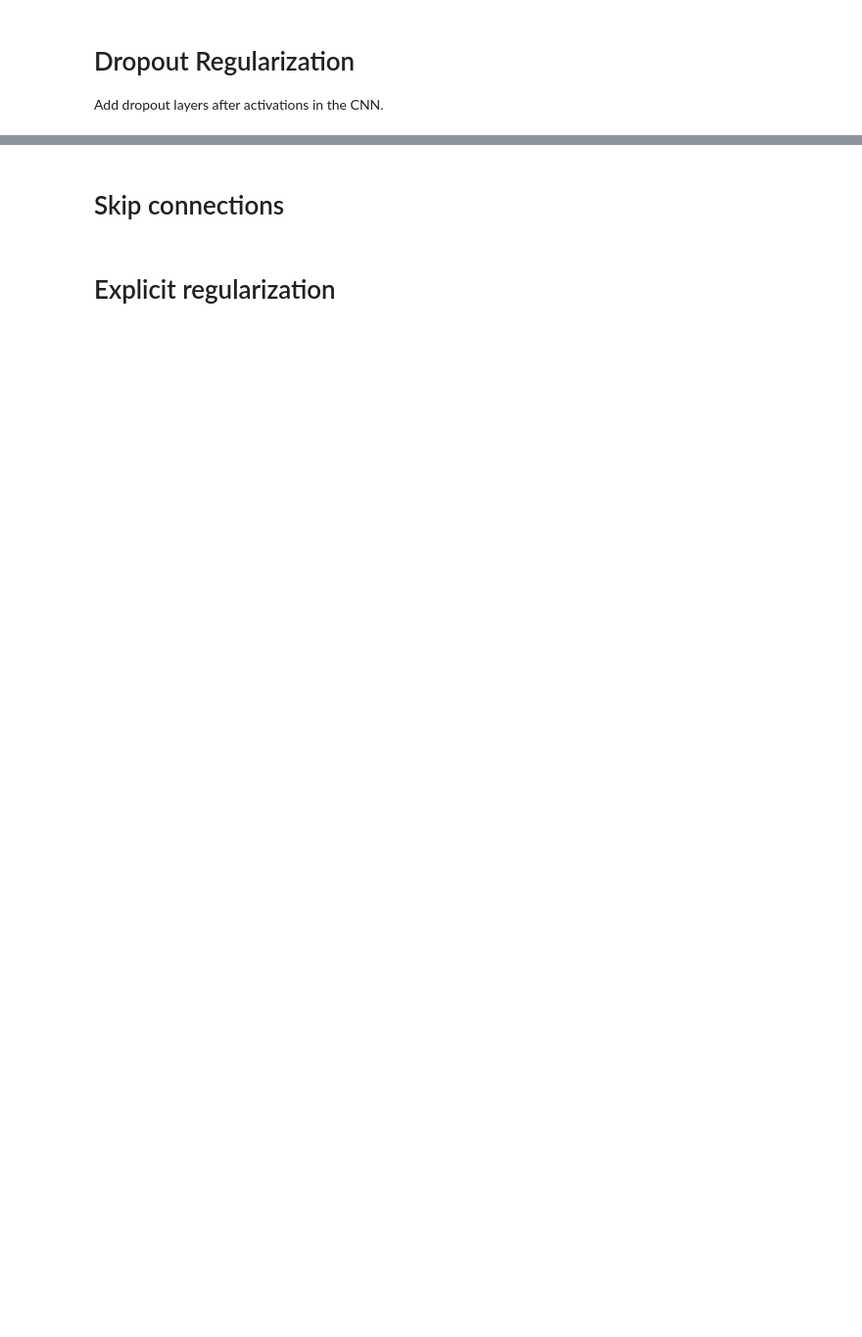
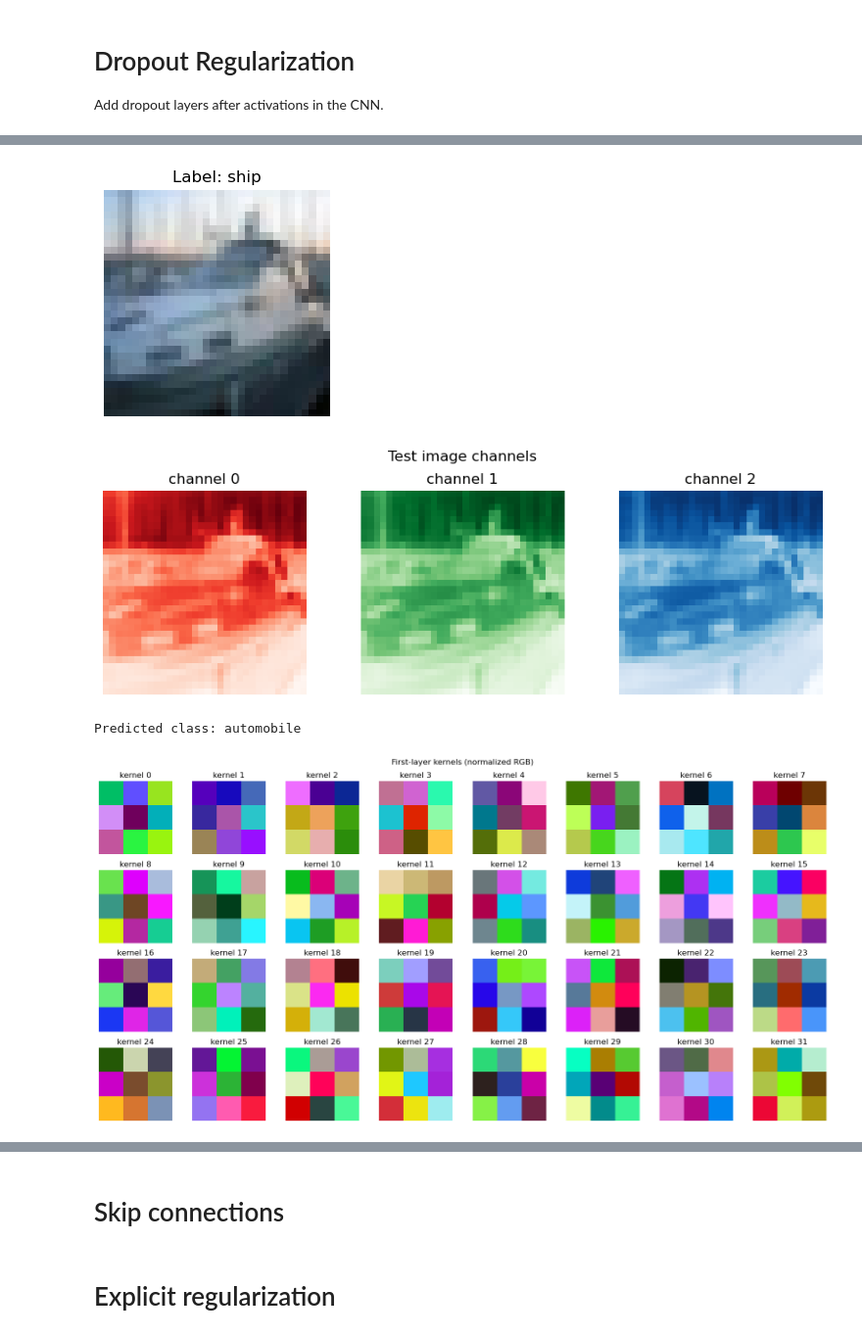
Before and after one commit to hedi-hadiji/hedi-hadiji.github.io, a Jupyter notebook: dl_class/resources/lecture5/TP5_students.ipynb, the cells around one changed output, grey strips where cells are left out. Shown at 98% size. Saved outputs shown, nothing was run; the diff lists cells and outputs as text; code cells hidden in the pictures; blank space fills up the shorter version.

```diff
--- a/dl_class/resources/lecture5/TP5_students.ipynb
+++ b/dl_class/resources/lecture5/TP5_students.ipynb
@@ -380,18 +499,32 @@ class CNN_dropout(nn.Module):
             if i in {1, 3, 4}:  # downsample after 2nd, 4th, and 5th conv
                 layers.append(nn.MaxPool2d(2, 2))
         self.features = nn.Sequential(*layers)
+        self.classifier = nn.Sequential(
+            nn.Dropout(0.5),
+            nn.Flatten(),
+            nn.Linear(256 * 4 * 4, num_classes),
+        )
         # YOUR CODE HERE
 
     def forward(self, x):
         return self.classifier(self.features(x))
 # %%
-name = "dropout"
-cnn_skip = CNN_dropout().to(device)
+param_name = "dropout"
+cnn_dropout = CNN_dropout().to(device)
 
-opt = torch.optim.Adam(cnn_skip.parameters(), lr=3e-4)
+opt = torch.optim.Adam(cnn_dropout.parameters(), lr=3e-4)
 criterion = nn.CrossEntropyLoss()
 global_step = 0
 
 n_epochs = 50
 
-train(cnn_skip, train_dl, opt, criterion, writer, n_epochs, name=name, global_step=0)
+train(
+    cnn_dropout,
+    train_dl,
+    opt,
+    criterion,
+    writer,
+    n_epochs,
+    name=param_name,
+    global_step=0,
+)
@@ -397,0 +549,8 @@ train(cnn_skip, train_dl, opt, criterion, writer, n_epochs, name=name, global_st
+# %%
+cnn_dropout.eval()
+plot_filters(cnn_dropout, test_dl, i_img=2)
+# %% [output]
+[figure, added]
+[figure, added]
+Predicted class: automobile
+[figure, added]
```
Also changed, not shown: parts of 24 cells of this notebook, 5 other files.
